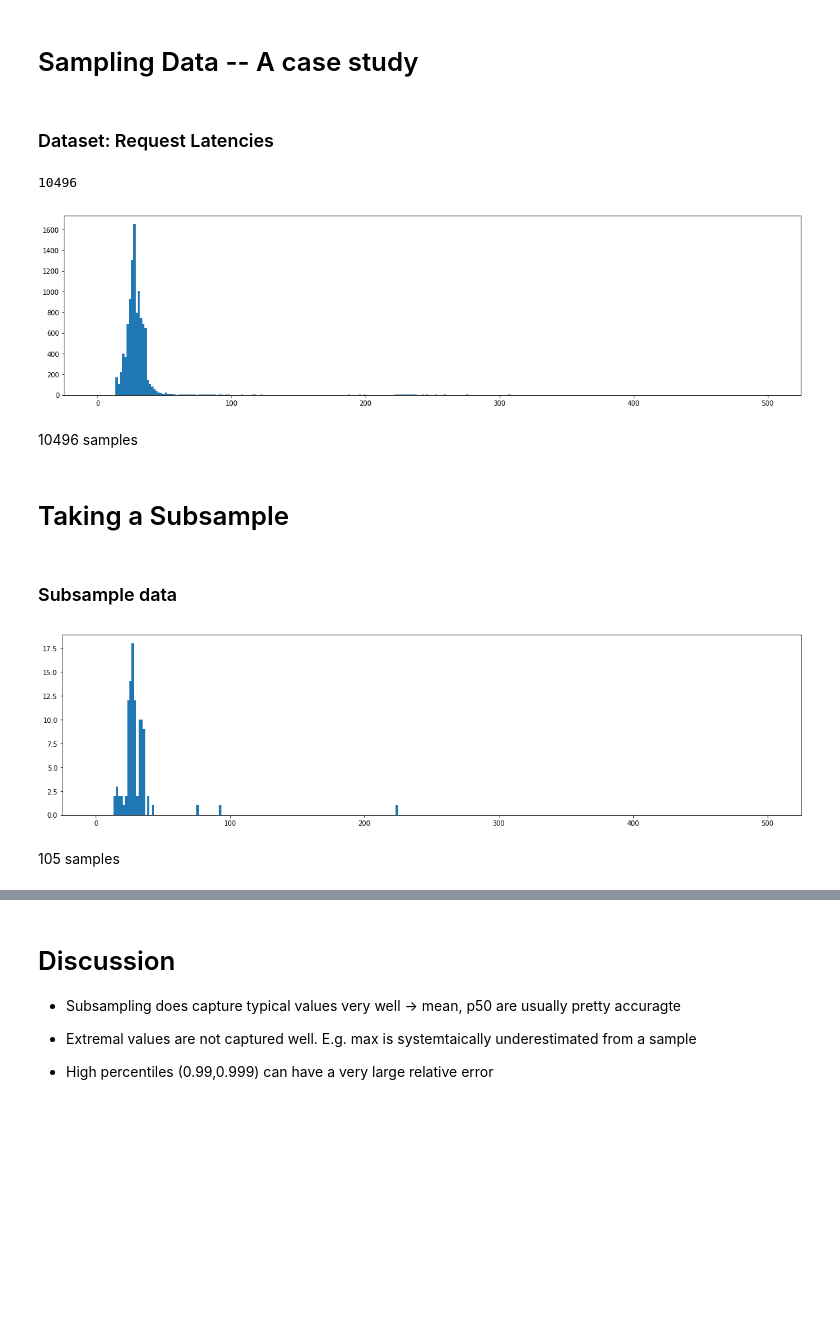
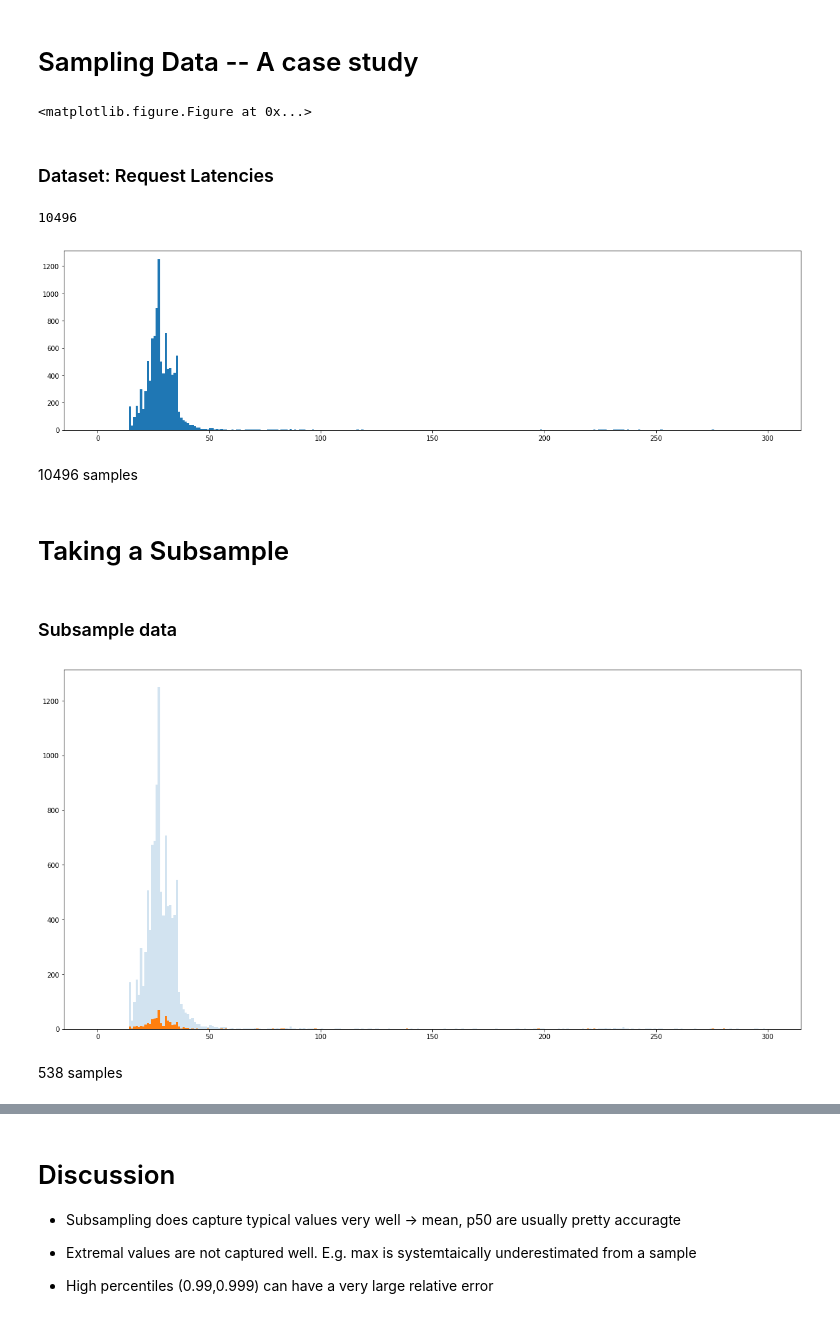
Before and after one commit to HeinrichHartmann/Statistics-for-Engineers, a Jupyter notebook: 2019-10-02-SRECon-Dublin/2.1 Sampling.ipynb, the cells around one changed output, grey strips where cells are left out. Drawn from its saved outputs; the diff is of its cells as text; code cells hidden in the pictures; blank space fills up the shorter version.

```diff
--- a/2019-10-02-SRECon-Dublin/2.1 Sampling.ipynb
+++ b/2019-10-02-SRECon-Dublin/2.1 Sampling.ipynb
@@ -3,5 +3,6 @@
 # %%
 # import matplotlib as mpl
 %run prelude.py
-mpl.rcParams['figure.figsize'] = (20,5)
 XWL = np.genfromtxt("../datasets/WebLatency.csv", delimiter=",")[:,2] - 85
+# %% [output]
+<matplotlib.figure.Figure at 0x...>
@@ -9,30 +13,34 @@ XWL = np.genfromtxt("../datasets/WebLatency.csv", delimiter=",")[:,2] - 85
 H("Dataset: Request Latencies")
 Y = XWL
 print(len(Y))
-plt.hist(Y,range=(0,500),bins=300);
+plt.hist(Y,range=(0,300),bins=300);
 plt.show()
 P(len(Y), "samples")
 # %% [output]
 Dataset: Request Latencies
 10496
-[figure, old version]
+[figure, new version]
 10496 samples
 # %% [markdown]
 # Taking a Subsample
 # %%
-p = 0.01
+p = 0.05
 def F(y): # filter function
     return np.random.random() < p
 # %%
 H("Subsample data")
+
 SY = list(filter(F, Y))
-plt.hist(SY,range=(0,500),bins=300)
+
+plt.figure(figsize=(20,10))
+plt.hist(Y, range=(0,300),bins=300, alpha=0.2)
+plt.hist(SY,range=(0,300),bins=300)
 plt.show()
 P(len(SY),"samples")
 # %% [output]
 Subsample data
-[figure, old version]
+[figure, new version]
-105 samples
+538 samples
 # %%
 # Statistics Calculated on SubSampled Data
 def row(f):
```
Also changed, not shown: parts of 18 cells of this notebook, 17 other files.
